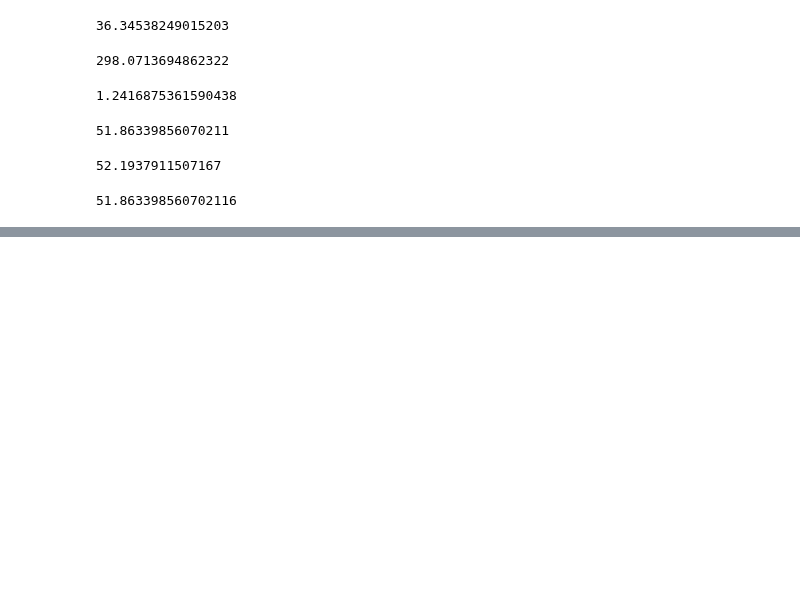
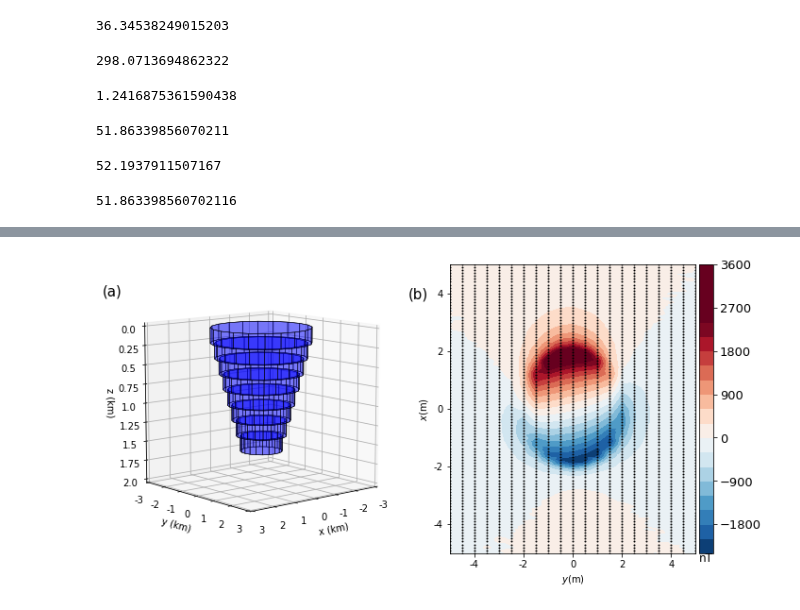
Before and after one commit to pinga-lab/magnetic-radial-inversion, a Jupyter notebook: code/kimberlite/tfa_vizualiation.ipynb, the cells around one changed output, grey strips where cells are left out. Saved outputs shown, nothing was run; the diff lists cells and outputs as text; code cells hidden in the pictures; blank space fills up the shorter version.

```diff
--- a/code/kimberlite/tfa_vizualiation.ipynb
+++ b/code/kimberlite/tfa_vizualiation.ipynb
@@ -649,0 +556,45 @@ plt.show()
+# %%
+plt.figure(figsize=(10,10))
+
+# true model
+ax = plt.subplot(2,2,1, projection='3d')
+ax.add_collection3d(Poly3DCollection(verts_true, alpha=0.3,
+ facecolor='b', linewidths=0.5, edgecolors='k'))
+
+ax.set_xlim(-3000, 3000, 100)
+ax.set_ylim(-3000, 3000, 100)
+ax.set_zlim(2000, 0, 100)
+ax.tick_params(labelsize= 10)
+ax.set_ylabel('y (km)', fontsize= 10)
+ax.set_xlabel('x (km)', fontsize= 10)
+ax.set_zlabel('z (km)', fontsize= 10)
+ax.set_xticklabels(range(-3, 4))
+ax.set_yticklabels(range(-3, 4))
+ax.set_zticklabels(np.linspace(0, 2, 9))
+#ax.yaxis.labelpad=8
+#ax.zaxis.labelpad=8
+#ax.xaxis.labelpad=8
+ax.view_init(10, 50)
+ax.text2D(-0.1, 0.07, '(a)', fontsize= 15)
+
+# sinthetic data
+ax=plt.subplot(2,2,2)
+plt.tricontourf(y, x, inversion['observed_data'], 20,
+                cmap='RdBu_r', vmin=np.min(inversion['observed_data']),
+                vmax=-np.min(inversion['observed_data'])).ax.tick_params(labelsize=10)
+plt.xlabel('$y$(m)', fontsize=10)
+plt.ylabel('$x$(m)', fontsize=10)
+clb = plt.colorbar(pad=0.01, aspect=20, shrink=1)
+clb.ax.set_title('nT', pad=-315)
+mpl.m2km()
+clb.ax.tick_params(labelsize=13)
+plt.plot(y, x, 'ko', markersize=1., label='Gaussian')
+plt.text(-6700, 3800, '(b)', fontsize= 15)
+
+plt.tight_layout()
+
+plt.savefig(mypath+'model_data.png', dpi=300, bbox_inches='tight')
+
+plt.show()
+# %% [output]
+[figure, added]
```
Also changed, not shown: parts of 6 cells of this notebook, 55 other files.
